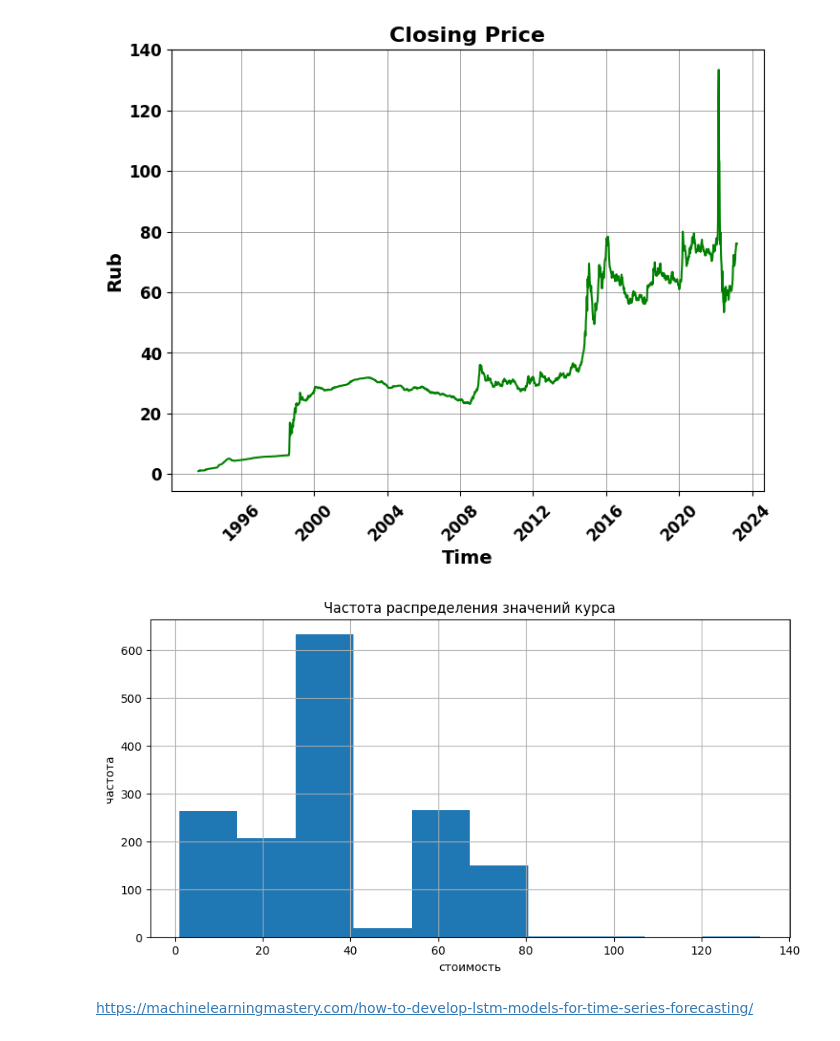
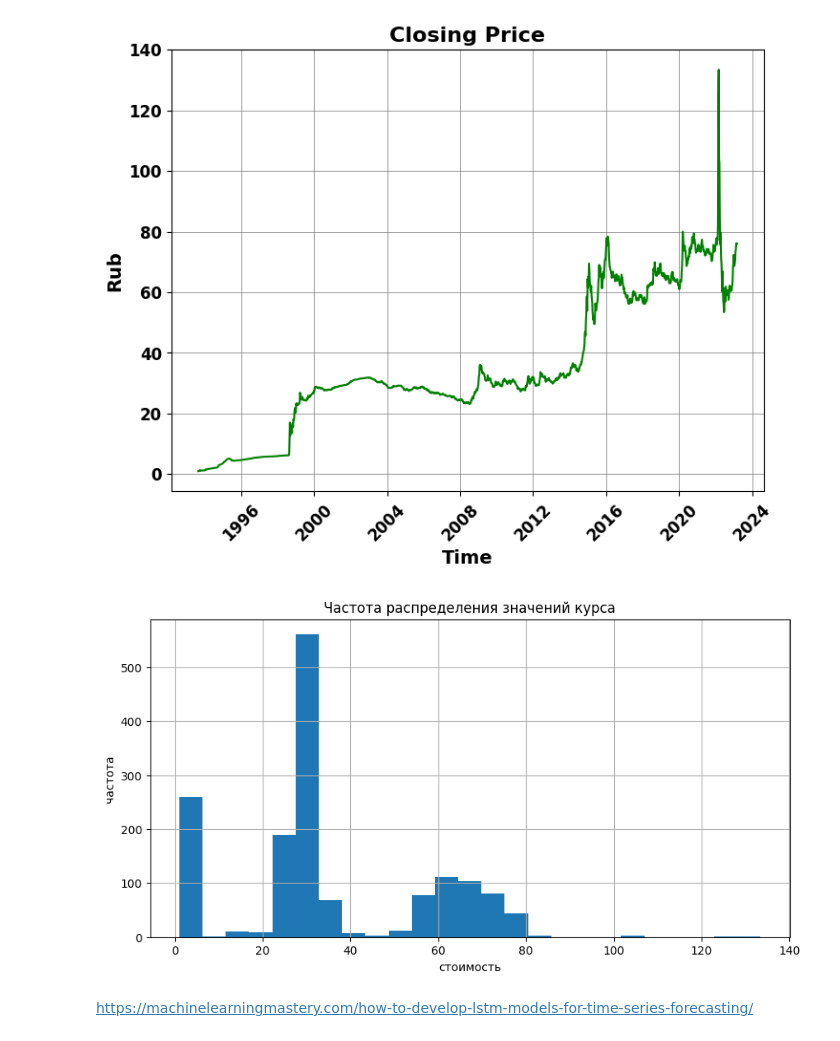
Before and after one commit to TAUforPython/machinelearning, a Jupyter notebook: nn-prediction-time-series.ipynb, the cells around one changed output. Cells and saved outputs as stored; diff of their text form; code cells hidden in the pictures.

```diff
--- a/nn-prediction-time-series.ipynb
+++ b/nn-prediction-time-series.ipynb
@@ -76,14 +76,14 @@ plt.grid(color = 'grey', linewidth = 0.5)
 [figure]
 # %%
 plt.figure(figsize=(10, 5))
-plt.hist(df['Close'], bins=10)
+plt.hist(df['Close'], bins=25)
 plt.title('Частота распределения значений курса')
 plt.xlabel('стоимость')
 plt.ylabel('частота')
 plt.grid(True)
 plt.show()
 # %% [output]
-[figure, old version]
+[figure, new version]
 # %% [markdown]
 https://machinelearningmastery.com/how-to-develop-lstm-models-for-time-series-forecasting/
 # %% [markdown]
```
Also changed, not shown: parts of 15 cells of this notebook.
